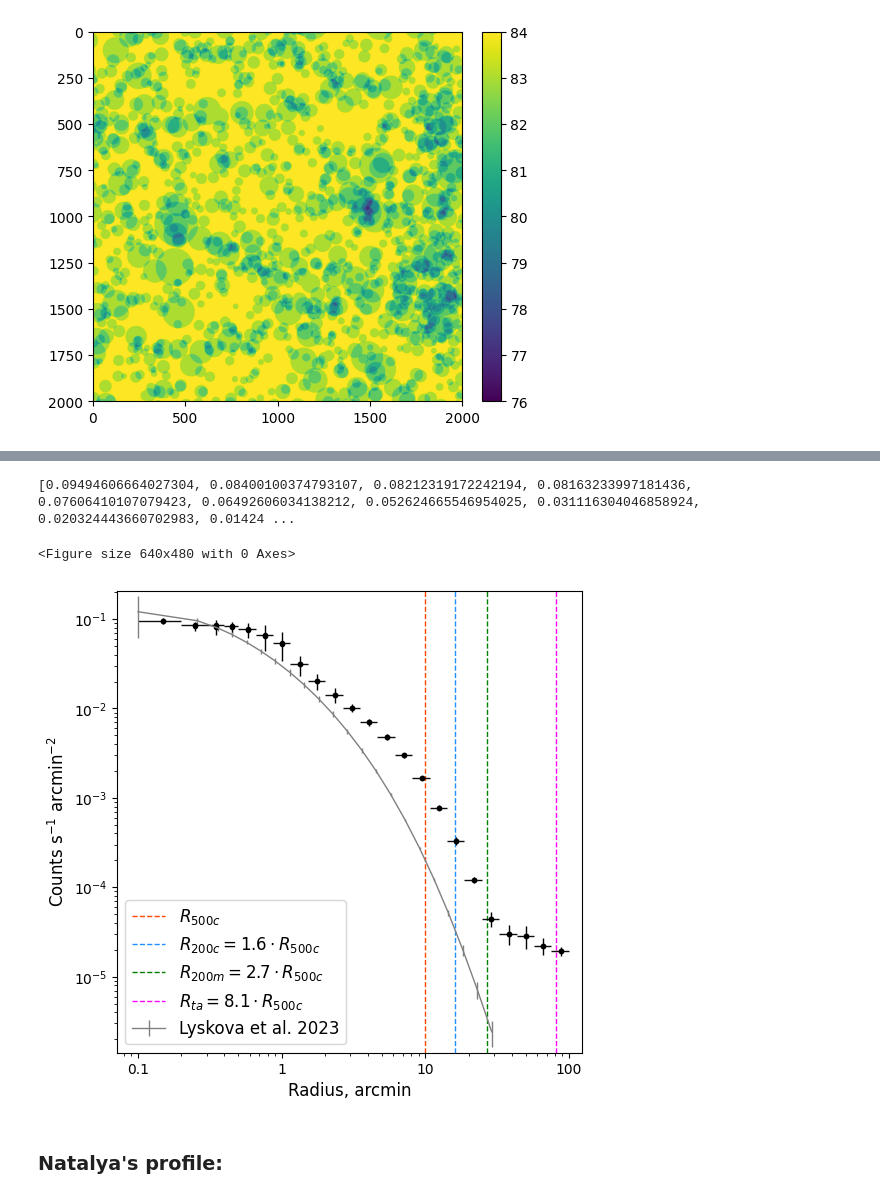
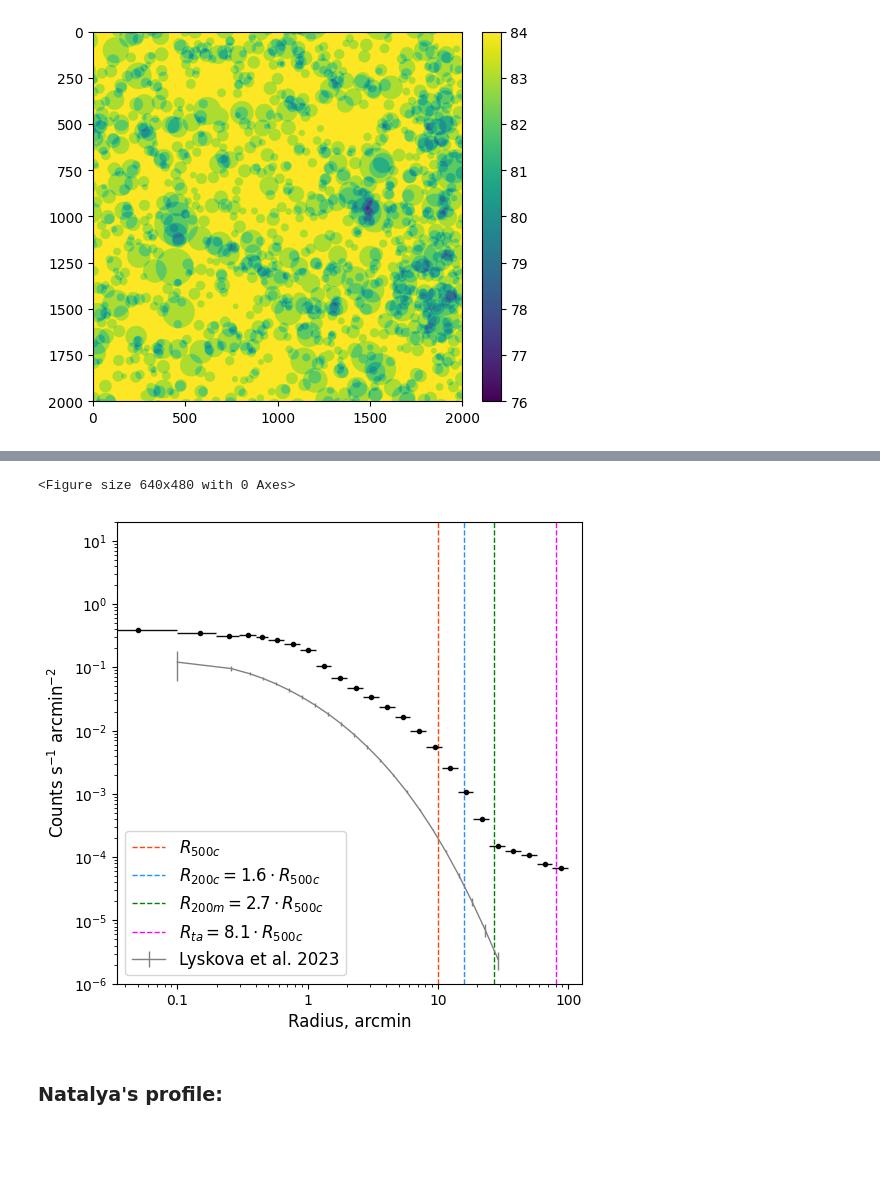
Before and after one commit to pi4imu/stacking, a Jupyter notebook: stacking_new.ipynb, the cells around one changed output, grey strips where cells are left out. Drawn from its saved outputs; the diff is of its cells as text; code cells hidden in the pictures; blank space fills up the shorter version.

```diff
--- a/stacking_new.ipynb
+++ b/stacking_new.ipynb
@@ -489,13 +489,16 @@ plt.show()
 
 plt.figure(figsize=(6, 6))
 
-brbr = brightness_profile(hist=total_hist,
+brbr = brightness_profile(hist=total_hist/84,
                           mmmask='no',
                           draw=True,
                           field_length=20,
                           ARF_weights=True)
 
-plt.ylim(1e-8, 40)
+plt.ylim(1e-6, 2e1)
+
+plt.errorbar(Ix[0], Ix[1], (Ix[3]-Ix[1], Ix[1]-Ix[2]), lw=1, color='grey', label='Lyskova et al. 2023')
+plt.legend(loc=3, fontsize=12)
 
 plt.show()
 # %% [output]
@@ -509,7 +511,7 @@ plt.show()
 
 df_all = pd.DataFrame()
 
-for cl_num in tqdm(clusters.index[-7:-6]):
+for cl_num in tqdm(clusters.index[:84]):
 
     pho_hist, mmaasskk = extract_photons_from_cluster(cl_num,
                                             delete_superfluous=True,
@@ -572,7 +555,7 @@ array([0.00000000e+00, 0.00000000e+00, 0.00000000e+00, 0.00000000e+00,
 plt.figure(figsize=(6, 6))
 
 r_pixels_max = 1000 # 5*r500r    # depends on field size
-r500r = int(r_pixels_max/20)
+r500r = int(r_pixels_max/10)
 setka_bins = np.append([0, 1, 2, 3, 4],np.geomspace(5, r_pixels_max, 20))
 setka = [(a+b)/2 for a, b in zip(setka_bins[:-1], setka_bins[1:])]  # centers of bins
 err = np.diff(setka_bins)/2
@@ -678,3 +652,5 @@ plt.colorbar(fraction=0.046, pad=0.04)
+# %%
+reduced_hist = np.divide(total_hist, total_mask)
 # %%
 half_length = int(length/2)
 r500r = int(half_length/10)
@@ -711,24 +687,23 @@ plt.show()
 # %%
 %run -i 'utils/scripts.py'
 
 plt.figure(figsize=(6, 6))
 
 brbr = brightness_profile(hist=reduced_hist,
                           mmmask='no',
                           draw=True,
                           field_length=20,
                           ARF_weights=True)
 
-#plt.ylim(1e-8, 40)
+plt.ylim(1e-6, 20)
 
 plt.errorbar(Ix[0], Ix[1], (Ix[3]-Ix[1], Ix[1]-Ix[2]), lw=1, color='grey', label='Lyskova et al. 2023')
 plt.legend(loc=3, fontsize=12)
 
 plt.show()
 # %% [output]
-[0.09494606664027304, 0.08400100374793107, 0.08212319172242194, 0.08163233997181436, 0.07606410107079423, 0.06492606034138212, 0.052624665546954025, 0.031116304046858924, 0.020324443660702983, 0.01424 ...
+<Figure size 640x480 with 0 Axes>
-<Figure size 640x480 with 0 Axes>
-[figure, old version]
+[figure, new version]
 # %% [markdown]
 ### Natalya's profile:
 # %%
```
Also changed, not shown: parts of 15 cells of this notebook, 6 other files.
